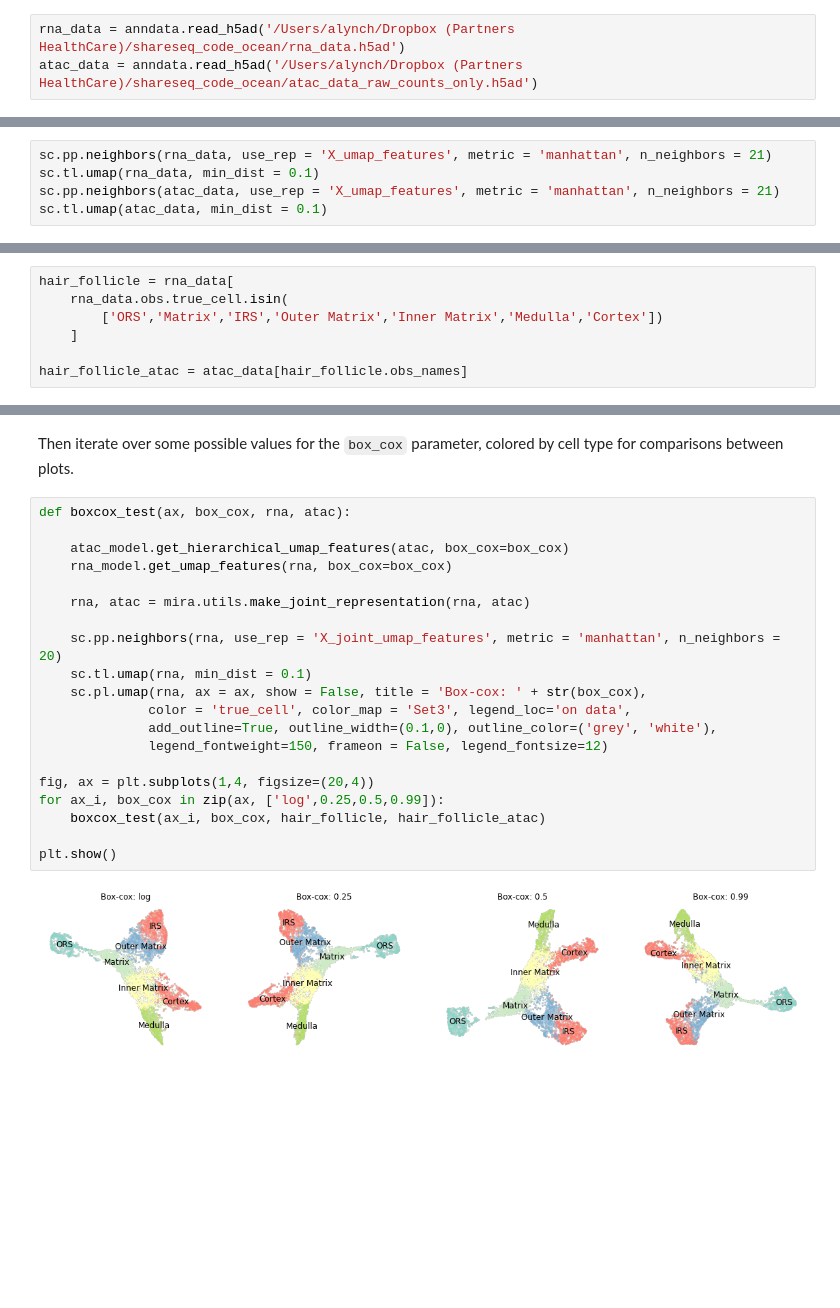
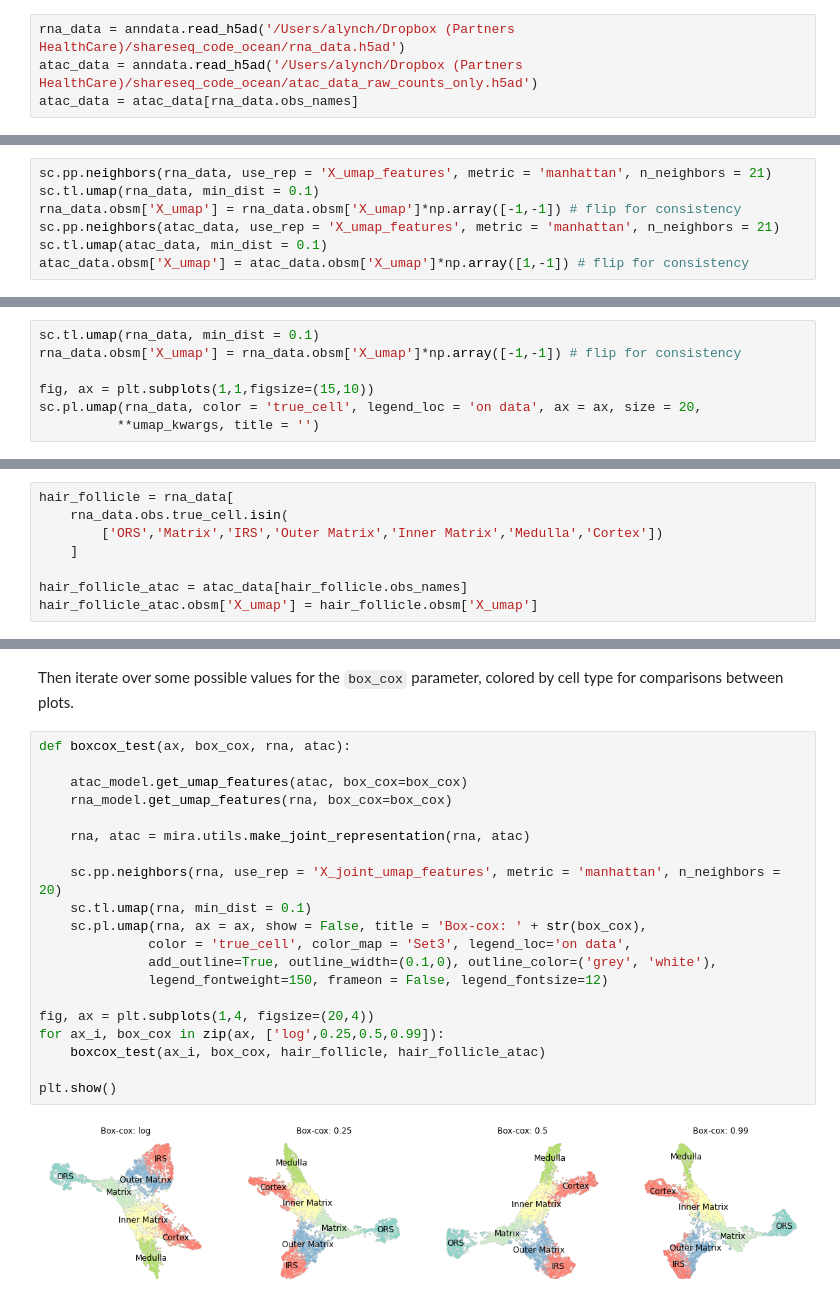
Before and after one commit to cistrome/MIRA, a Jupyter notebook: sphinxdocs/source/notebooks/tutorial_joint_representation.ipynb, the cells around one changed output, grey strips where cells are left out. Cells and saved outputs as stored; diff of their text form; blank space fills up the shorter version.

```diff
--- a/sphinxdocs/source/notebooks/tutorial_joint_representation.ipynb
+++ b/sphinxdocs/source/notebooks/tutorial_joint_representation.ipynb
@@ -24,6 +26,7 @@ Next we load data:
 # %%
 rna_data = anndata.read_h5ad('/Users/alynch/Dropbox (Partners HealthCare)/shareseq_code_ocean/rna_data.h5ad')
 atac_data = anndata.read_h5ad('/Users/alynch/Dropbox (Partners HealthCare)/shareseq_code_ocean/atac_data_raw_counts_only.h5ad')
+atac_data = atac_data[rna_data.obs_names]
 # %% [markdown]
 And our topic models:
 # %%
@@ -74,5 +81,7 @@ We do this for both modalities below:
 # %%
 sc.pp.neighbors(rna_data, use_rep = 'X_umap_features', metric = 'manhattan', n_neighbors = 21)
 sc.tl.umap(rna_data, min_dist = 0.1)
+rna_data.obsm['X_umap'] = rna_data.obsm['X_umap']*np.array([-1,-1]) # flip for consistency
 sc.pp.neighbors(atac_data, use_rep = 'X_umap_features', metric = 'manhattan', n_neighbors = 21)
 sc.tl.umap(atac_data, min_dist = 0.1)
+atac_data.obsm['X_umap'] = atac_data.obsm['X_umap']*np.array([1,-1]) # flip for consistency
@@ -121,0 +124,7 @@ sc.pl.umap(rna_data, color = 'true_cell', legend_loc = 'on data', ax = ax, size
+# %%
+sc.tl.umap(rna_data, min_dist = 0.1)
+rna_data.obsm['X_umap'] = rna_data.obsm['X_umap']*np.array([-1,-1]) # flip for consistency
+
+fig, ax = plt.subplots(1,1,figsize=(15,10))
+sc.pl.umap(rna_data, color = 'true_cell', legend_loc = 'on data', ax = ax, size = 20,
+          **umap_kwargs, title = '')
@@ -128,6 +139,7 @@ hair_follicle = rna_data[
     ]
 
 hair_follicle_atac = atac_data[hair_follicle.obs_names]
+hair_follicle_atac.obsm['X_umap'] = hair_follicle.obsm['X_umap']
 # %% [markdown]
 Turn off logging so we aren't swamped with messages:
 # %%
@@ -139,25 +151,25 @@ Then iterate over some possible values for the `box_cox` parameter, colored by c
 # %%
 def boxcox_test(ax, box_cox, rna, atac):
 
-    atac_model.get_hierarchical_umap_features(atac, box_cox=box_cox)
+    atac_model.get_umap_features(atac, box_cox=box_cox)
     rna_model.get_umap_features(rna, box_cox=box_cox)
 
     rna, atac = mira.utils.make_joint_representation(rna, atac)
 
     sc.pp.neighbors(rna, use_rep = 'X_joint_umap_features', metric = 'manhattan', n_neighbors = 20)
     sc.tl.umap(rna, min_dist = 0.1)
     sc.pl.umap(rna, ax = ax, show = False, title = 'Box-cox: ' + str(box_cox),
               color = 'true_cell', color_map = 'Set3', legend_loc='on data',
               add_outline=True, outline_width=(0.1,0), outline_color=('grey', 'white'),
               legend_fontweight=150, frameon = False, legend_fontsize=12)
 
 fig, ax = plt.subplots(1,4, figsize=(20,4))
 for ax_i, box_cox in zip(ax, ['log',0.25,0.5,0.99]):
     boxcox_test(ax_i, box_cox, hair_follicle, hair_follicle_atac)
 
 plt.show()
 # %% [output]
-[figure, old version]
+[figure, new version]
 # %% [markdown]
 We see that as the `box_cox` parameter increases, some finer details in the manifold emerge, such as multiple paths between the *Matrix* and *IRS* cells. For the hair follicle, "log" and 0.99 hide meaningful structure in the data, so it is clear that the optimal `box_cox` transformation for this dataset is somewhere in the realm of 0.25 to 0.5. Notably, **the underlying topic compositions have not changed**, just our definition of the joint-KNN graph and our subsequent view of the it in UMAP space.
 
```
Also changed, not shown: parts of 11 cells of this notebook, 13 other files.
